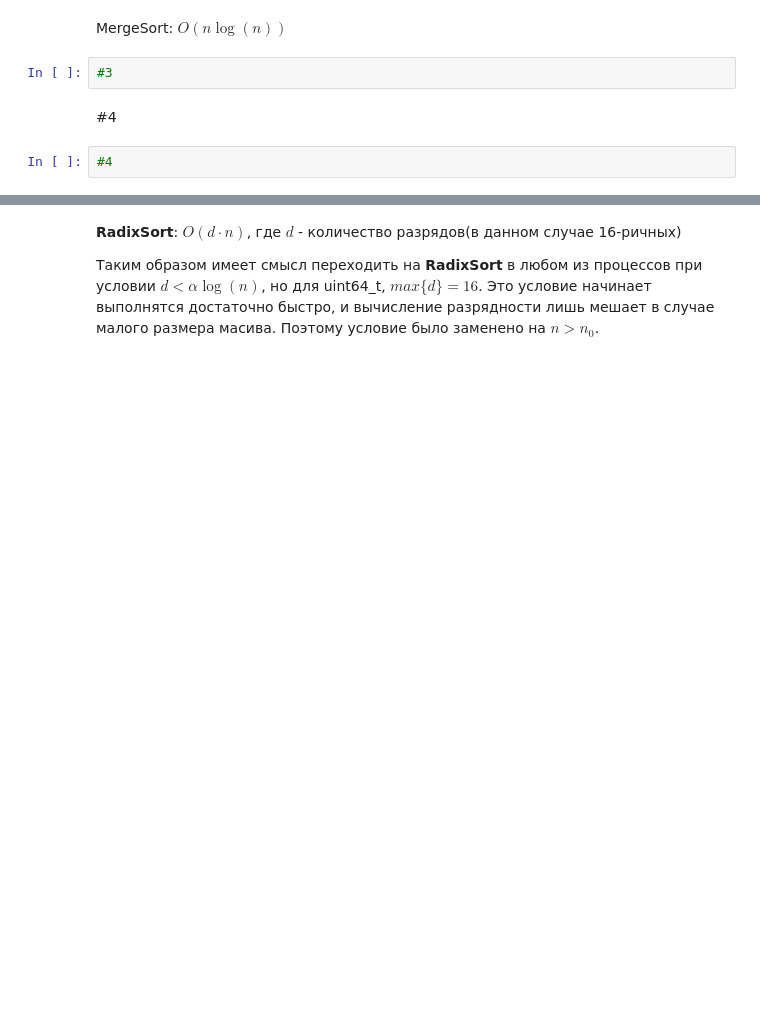
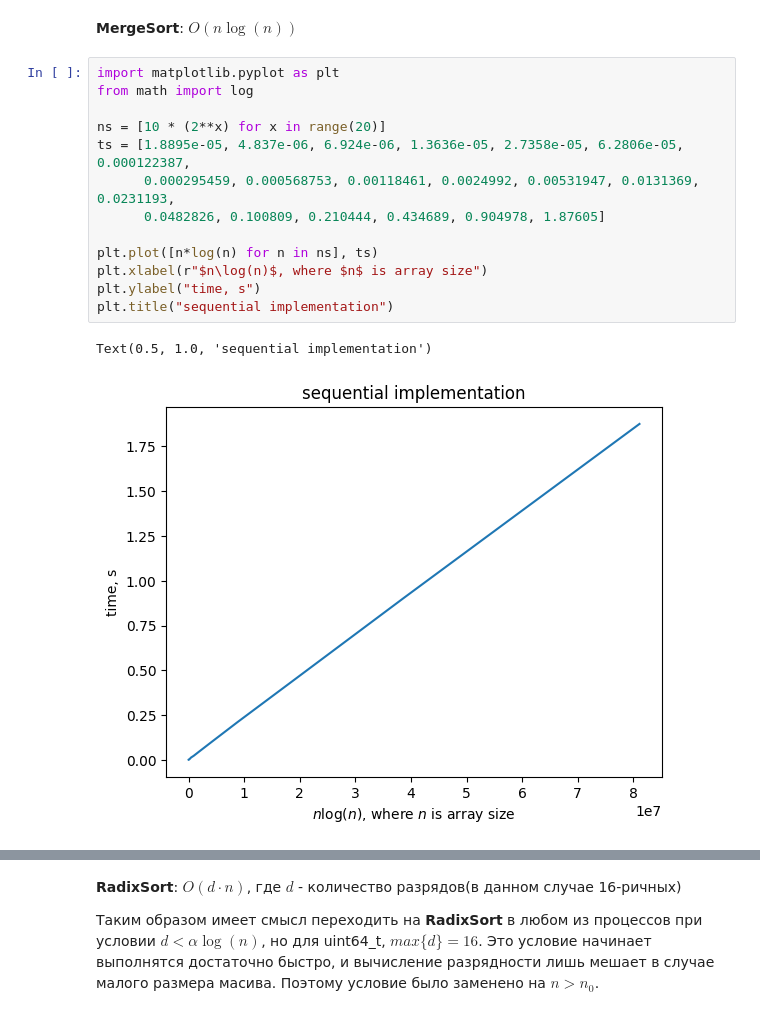
Before and after one commit to VoyakaGOD/parallel_programming, a Jupyter notebook: special_tasks/sorting/benchmarks.ipynb, the cells around one changed output, grey strips where cells are left out. Drawn from its saved outputs; the diff is of its cells as text; blank space fills up the shorter version.

```diff
--- a/special_tasks/sorting/benchmarks.ipynb
+++ b/special_tasks/sorting/benchmarks.ipynb
@@ -1,8 +1,18 @@
 # %% [markdown]
-MergeSort: $O(n\log(n))$
+**MergeSort**: $O(n\log(n))$
-# %%
-#3
-# %% [markdown]
-#4
-# %%
-#4
+# %%
+import matplotlib.pyplot as plt
+from math import log
+
+ns = [10 * (2**x) for x in range(20)]
+ts = [1.8895e-05, 4.837e-06, 6.924e-06, 1.3636e-05, 2.7358e-05, 6.2806e-05, 0.000122387,
+      0.000295459, 0.000568753, 0.00118461, 0.0024992, 0.00531947, 0.0131369, 0.0231193,
+      0.0482826, 0.100809, 0.210444, 0.434689, 0.904978, 1.87605]
+
+plt.plot([n*log(n) for n in ns], ts)
+plt.xlabel(r"$n\log(n)$, where $n$ is array size")
+plt.ylabel("time, s")
+plt.title("sequential implementation")
+# %% [output]
+Text(0.5, 1.0, 'sequential implementation')
+[figure, added]
```
Also changed, not shown: parts of 3 cells of this notebook.
